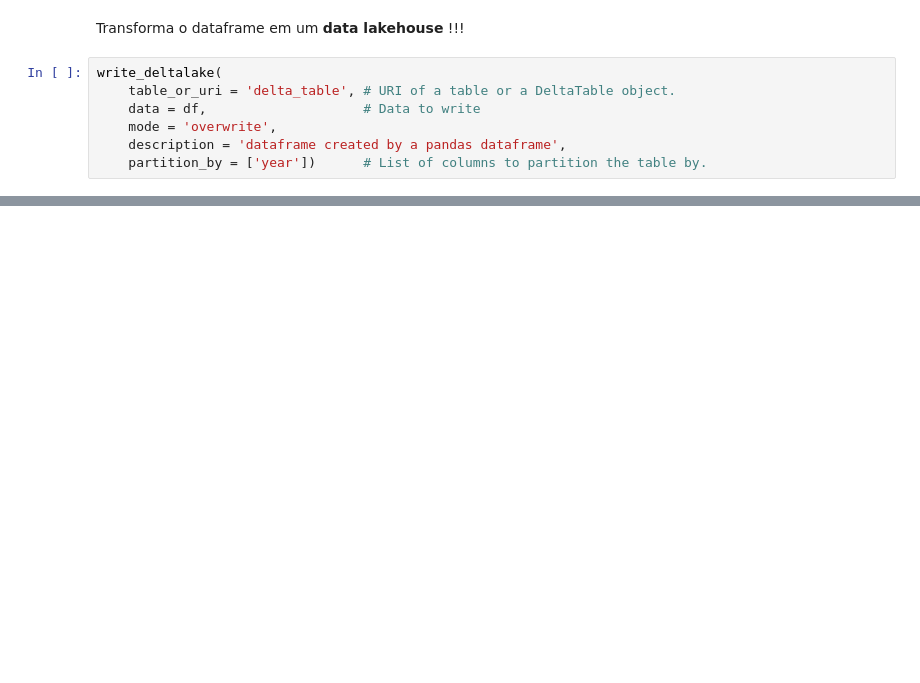
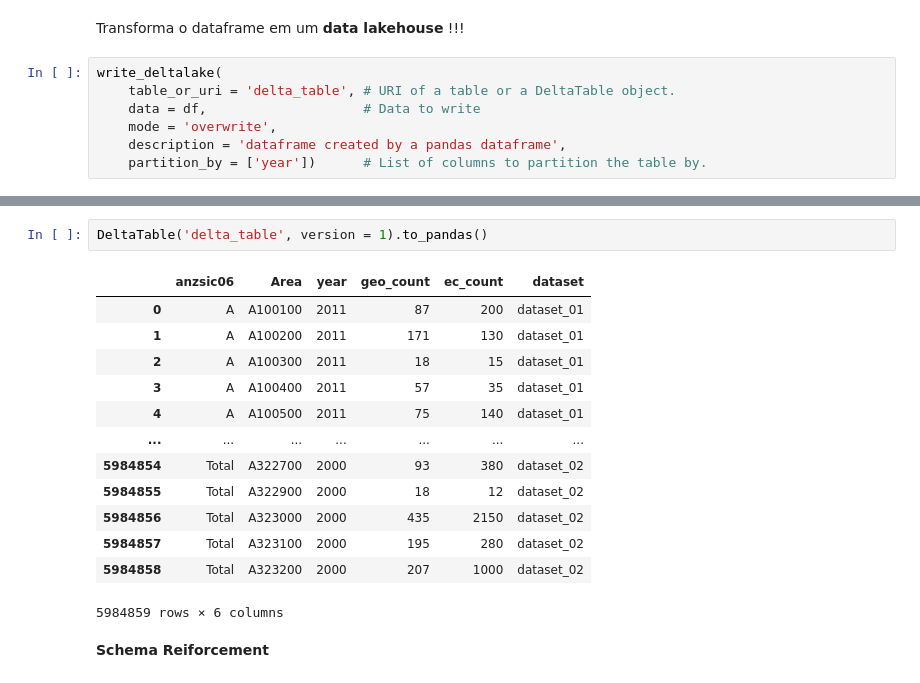
Before and after one commit to pedrohenriquecordeiro/delta-table, a Jupyter notebook: main.ipynb, the cells around one changed output, grey strips where cells are left out. Cells and saved outputs as stored; diff of their text form; blank space fills up the shorter version.

```diff
--- a/main.ipynb
+++ b/main.ipynb
@@ -35,0 +140,18 @@ write_deltalake(
+# %%
+DeltaTable('delta_table', version = 1).to_pandas()
+# %% [output]
+|  | anzsic06 | Area | year | geo_count | ec_count | dataset |
+| 0 | A | A100100 | 2011 | 87 | 200 | dataset_01 |
+| 1 | A | A100200 | 2011 | 171 | 130 | dataset_01 |
+| 2 | A | A100300 | 2011 | 18 | 15 | dataset_01 |
+| 3 | A | A100400 | 2011 | 57 | 35 | dataset_01 |
+| 4 | A | A100500 | 2011 | 75 | 140 | dataset_01 |
+| ... | ... | ... | ... | ... | ... | ... |
+| 5984854 | Total | A322700 | 2000 | 93 | 380 | dataset_02 |
+| 5984855 | Total | A322900 | 2000 | 18 | 12 | dataset_02 |
+| 5984856 | Total | A323000 | 2000 | 435 | 2150 | dataset_02 |
+| 5984857 | Total | A323100 | 2000 | 195 | 280 | dataset_02 |
+| 5984858 | Total | A323200 | 2000 | 207 | 1000 | dataset_02 |
+5984859 rows × 6 columns
+# %% [markdown]
+**Schema Reiforcement**
```
Also changed, not shown: parts of 24 cells of this notebook, 1 other file.
